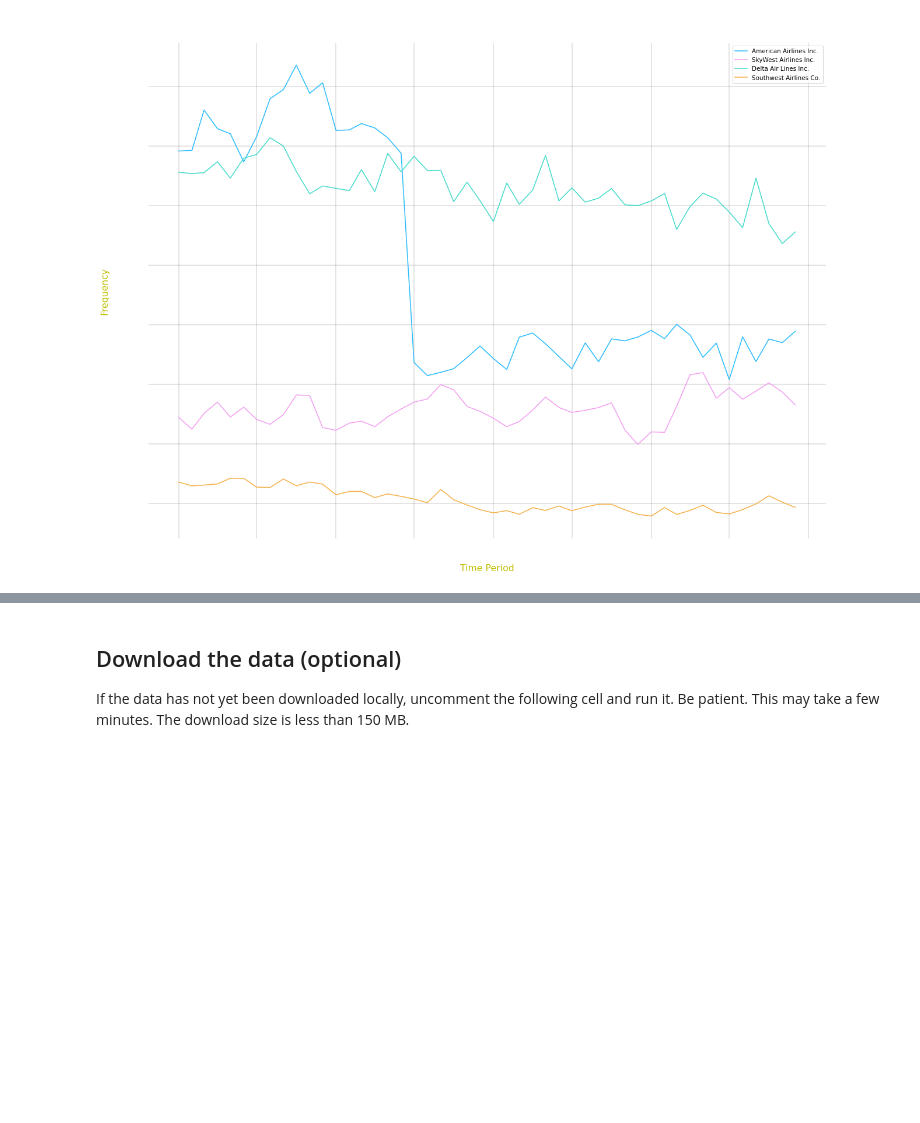
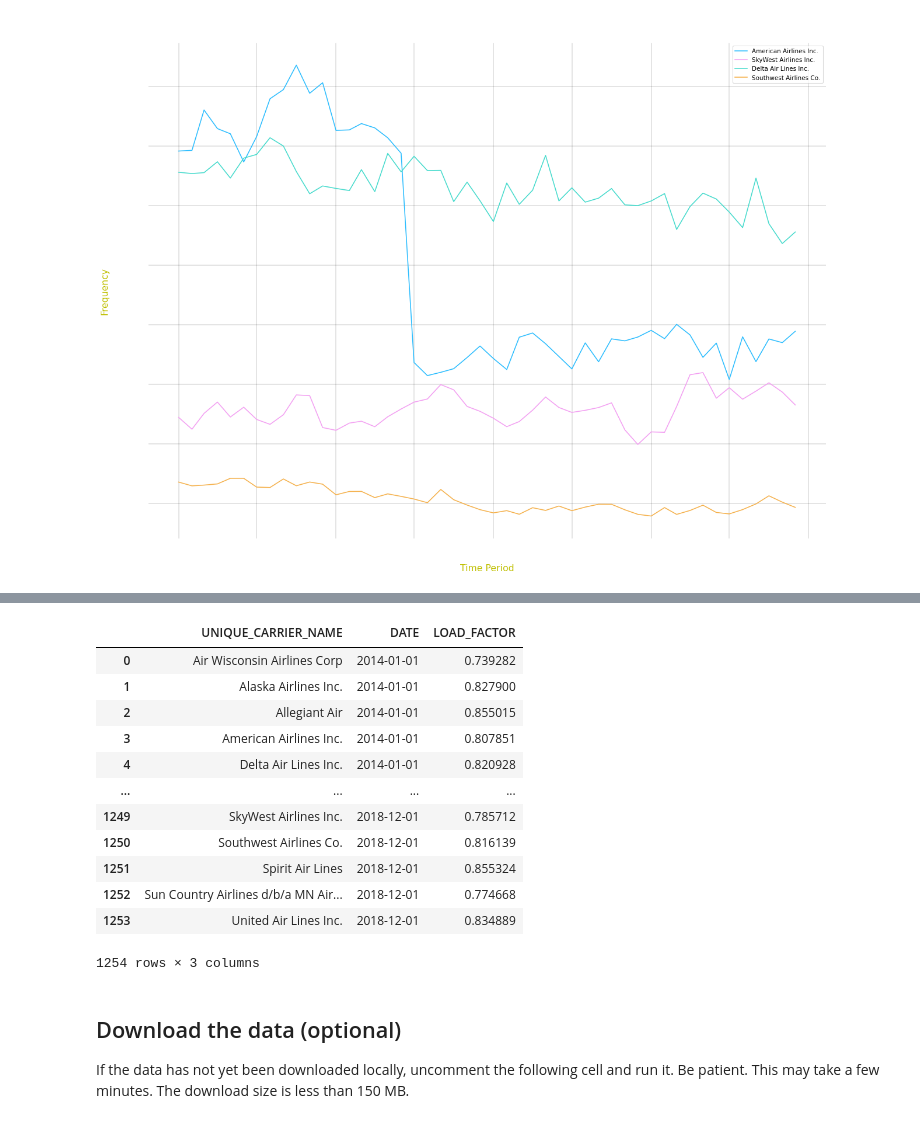
Before and after one commit to alexZajac/airlines_performance, a Jupyter notebook: airlines_performance.ipynb, the cells around one changed output, grey strips where cells are left out. Drawn from its saved outputs; the diff is of its cells as text; code cells hidden in the pictures; blank space fills up the shorter version.

```diff
--- a/airlines_performance.ipynb
+++ b/airlines_performance.ipynb
@@ -516,0 +562,3 @@ plt.show()
+# %%
+y = pd.read_csv('data/train/y.csv', index_col=0)
+y.head()
@@ -516,0 +572,3 @@ plt.show()
+# %%
+y2 = pd.read_csv('data/test/y.csv', index_col=0)
+y2.head()
@@ -516,0 +582,18 @@ plt.show()
+# %%
+total = pd.concat([y, y2], ignore_index=True)
+total.drop(total.columns[total.columns.str.contains('unnamed', case=False)], axis = 1, inplace = True)
+total
+# %% [output]
+|  | UNIQUE_CARRIER_NAME | DATE | LOAD_FACTOR |
+| 0 | Air Wisconsin Airlines Corp | 2014-01-01 | 0.739282 |
+| 1 | Alaska Airlines Inc. | 2014-01-01 | 0.827900 |
+| 2 | Allegiant Air | 2014-01-01 | 0.855015 |
+| 3 | American Airlines Inc. | 2014-01-01 | 0.807851 |
+| 4 | Delta Air Lines Inc. | 2014-01-01 | 0.820928 |
+| ... | ... | ... | ... |
+| 1249 | SkyWest Airlines Inc. | 2018-12-01 | 0.785712 |
+| 1250 | Southwest Airlines Co. | 2018-12-01 | 0.816139 |
+| 1251 | Spirit Air Lines | 2018-12-01 | 0.855324 |
+| 1252 | Sun Country Airlines d/b/a MN Air... | 2018-12-01 | 0.774668 |
+| 1253 | United Air Lines Inc. | 2018-12-01 | 0.834889 |
+1254 rows × 3 columns
```
Also changed, not shown: parts of 10 cells of this notebook.
